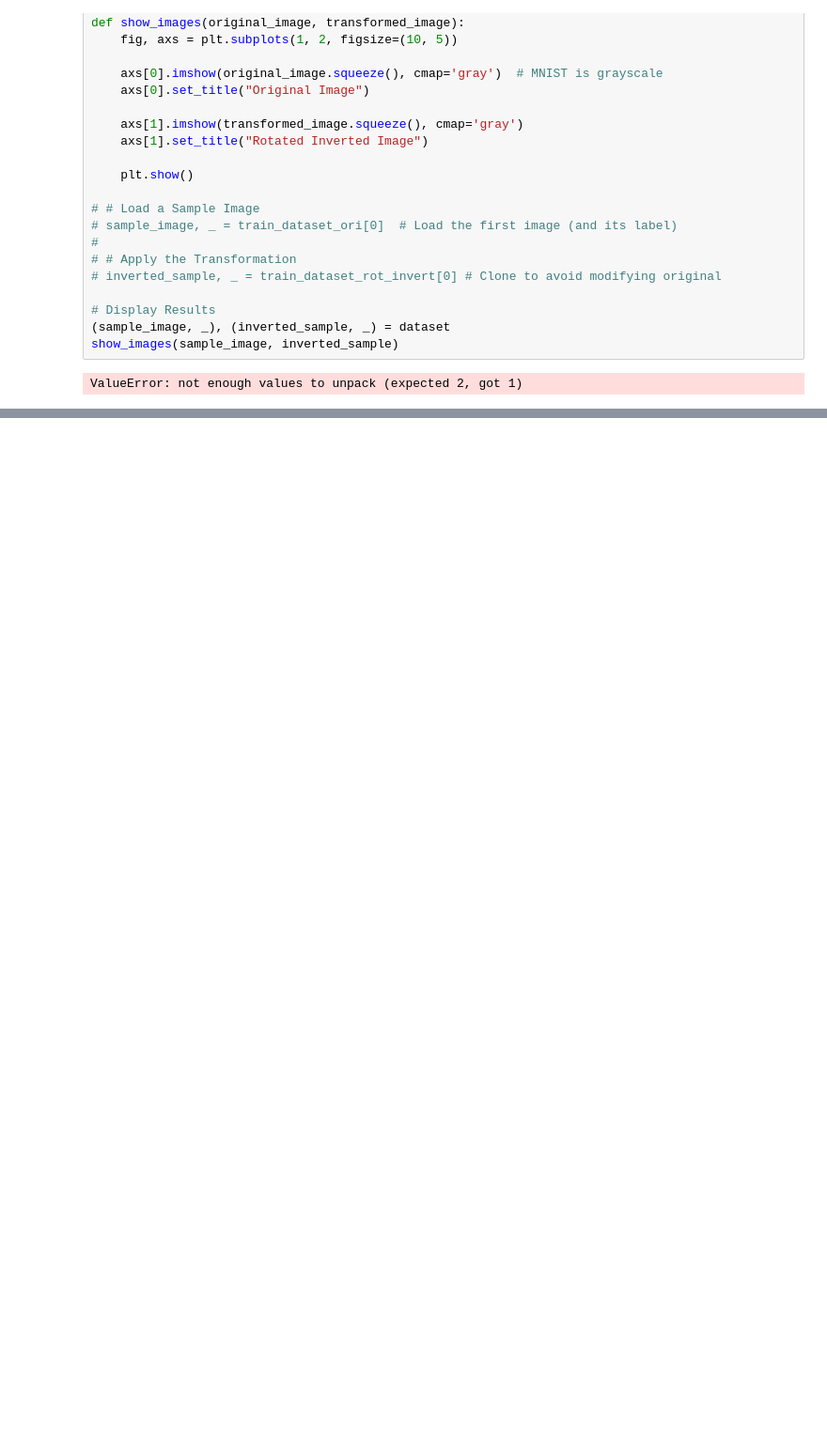
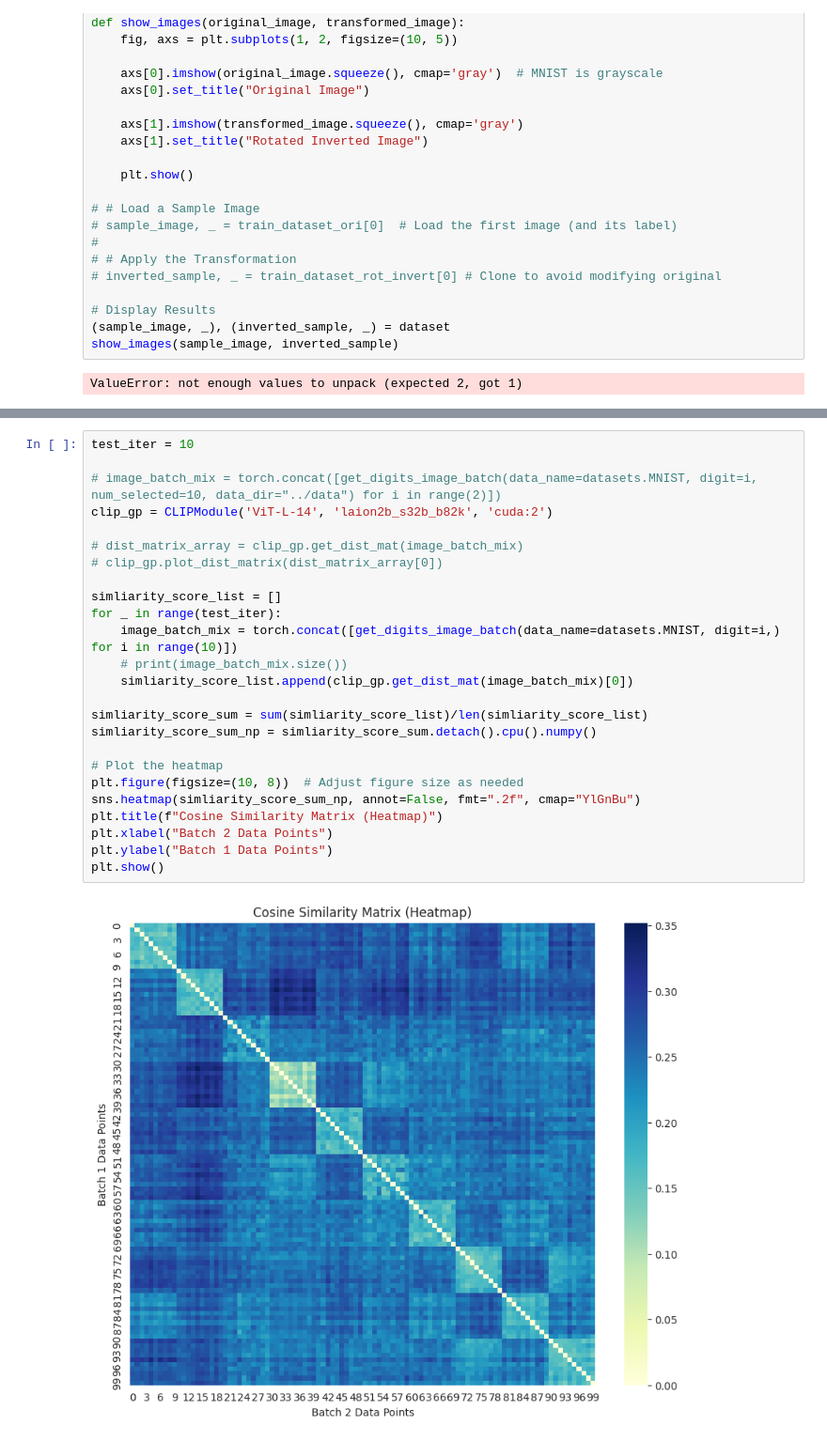
Before and after one commit to inouye-lab/vaub-gp-pl-hydra, a Jupyter notebook: notebooks/playground.ipynb, the cells around one changed output, grey strips where cells are left out. Shown at 94% size. Drawn from its saved outputs; the diff is of its cells as text; blank space fills up the shorter version.

```diff
--- a/notebooks/playground.ipynb
+++ b/notebooks/playground.ipynb
@@ -68,0 +172,27 @@ print(os.getcwd())
+# %%
+test_iter = 10
+
+# image_batch_mix = torch.concat([get_digits_image_batch(data_name=datasets.MNIST, digit=i, num_selected=10, data_dir="../data") for i in range(2)])
+clip_gp = CLIPModule('ViT-L-14', 'laion2b_s32b_b82k', 'cuda:2')
+
+# dist_matrix_array = clip_gp.get_dist_mat(image_batch_mix)
+# clip_gp.plot_dist_matrix(dist_matrix_array[0])
+
+simliarity_score_list = []
+for _ in range(test_iter):
+    image_batch_mix = torch.concat([get_digits_image_batch(data_name=datasets.MNIST, digit=i,) for i in range(10)])
+    # print(image_batch_mix.size())
+    simliarity_score_list.append(clip_gp.get_dist_mat(image_batch_mix)[0])
+
+simliarity_score_sum = sum(simliarity_score_list)/len(simliarity_score_list)
+simliarity_score_sum_np = simliarity_score_sum.detach().cpu().numpy()
+
+# Plot the heatmap
+plt.figure(figsize=(10, 8))  # Adjust figure size as needed
+sns.heatmap(simliarity_score_sum_np, annot=False, fmt=".2f", cmap="YlGnBu")
+plt.title(f"Cosine Similarity Matrix (Heatmap)")
+plt.xlabel("Batch 2 Data Points")
+plt.ylabel("Batch 1 Data Points")
+plt.show()
+# %% [output]
+[figure, added]
```
Also changed, not shown: parts of 23 cells of this notebook, 17 other files.
